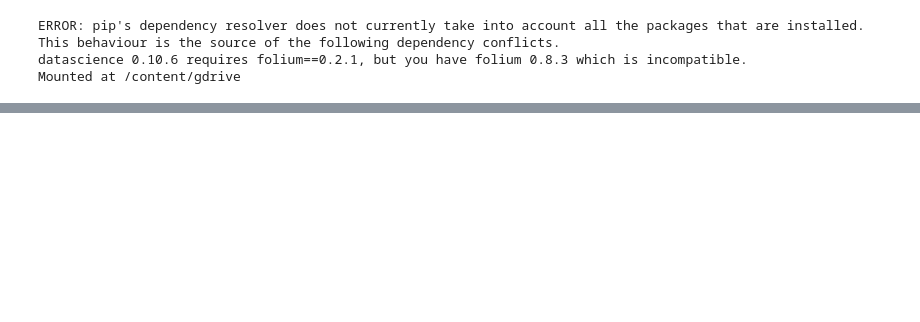
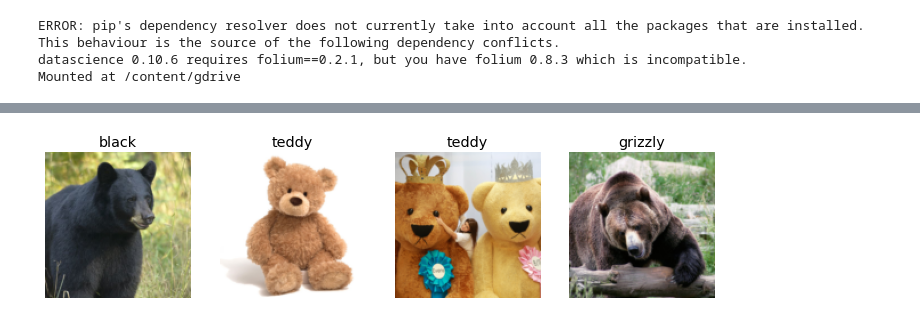
Before and after one commit to justinzhao07/fastai, a Jupyter notebook: FastAI.ipynb, the cells around one changed output, grey strips where cells are left out. Drawn from its saved outputs; the diff is of its cells as text; code cells hidden in the pictures; blank space fills up the shorter version.

```diff
--- a/FastAI.ipynb
+++ b/FastAI.ipynb
@@ -12,0 +71,10 @@ from fastbook import *
+# %%
+bear_types = 'grizzly','black','teddy'
+path = Path('bears')
+if not path.exists():
+    path.mkdir()
+    for o in bear_types:
+        dest = (path/o)
+        dest.mkdir(exist_ok=True)
+        results = search_images_bing(key, f'{o} bear')
+        download_images(dest, urls=results.attrgot('contentUrl'))
@@ -12,0 +95,12 @@ from fastbook import *
+# %%
+bears = DataBlock(
+    blocks=(ImageBlock, CategoryBlock),
+    get_items=get_image_files,
+    splitter=RandomSplitter(valid_pct=0.2, seed=42),
+    get_y=parent_label,
+    item_tfms=Resize(128))
+# %%
+dls = bears.dataloaders(path)
+dls.valid.show_batch(max_n=4, nrows=1)
+# %% [output]
+[figure, added]
```
Also changed, not shown: parts of 35 cells of this notebook.
